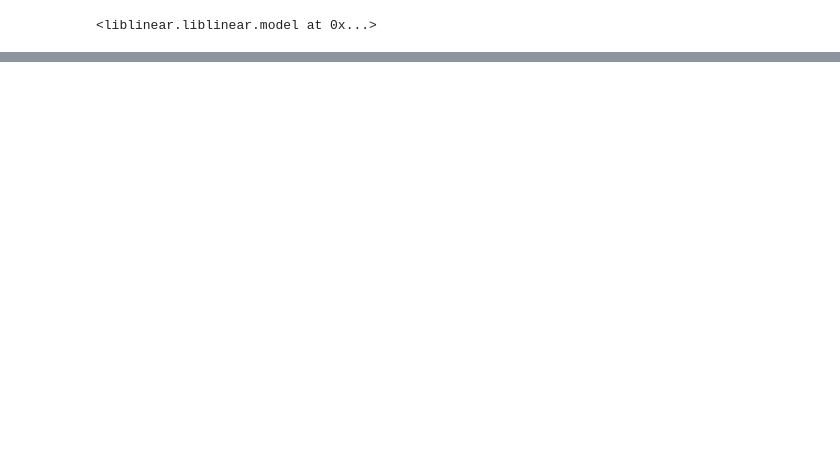
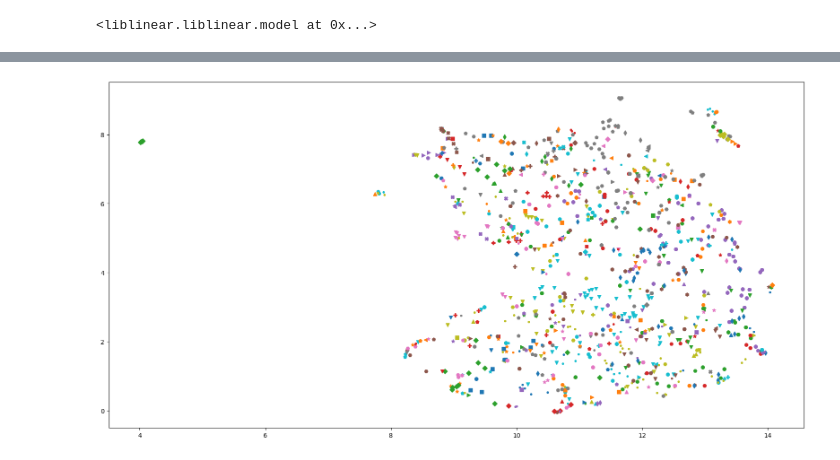
Before and after one commit to cinemere/code-classification, a Jupyter notebook: notebooks/simple_word_embeddings.ipynb, the cells around one changed output, grey strips where cells are left out. Cells and saved outputs as stored; diff of their text form; code cells hidden in the pictures; blank space fills up the shorter version.

```diff
--- a/notebooks/simple_word_embeddings.ipynb
+++ b/notebooks/simple_word_embeddings.ipynb
@@ -551,0 +594,18 @@ model
+# %%
+import matplotlib.pyplot as plt
+from matplotlib.lines import Line2D
+from itertools import cycle
+
+markers = cycle(Line2D.filled_markers)
+
+plt.figure(figsize=(20, 10))
+# for i, Y in enumerate(np.unique(vis_pred)):
+for i, Y in enumerate(np.unique(vis_Y)):
+
+    if i % 10 == 0:
+        marker = next(markers)
+
+    plt.scatter(xy[Y == vis_Y][:, 0], xy[Y == vis_Y][:, 1], label=f'{Y}', s=30, marker=marker)
+    # plt.scatter(xy[Y == vis_pred][:, 0], xy[Y == vis_pred][:, 1], label=f'{Y}', s=30, marker=marker)
+# %% [output]
+[figure, added]
```
Also changed, not shown: parts of 11 cells of this notebook, 2 other files.
